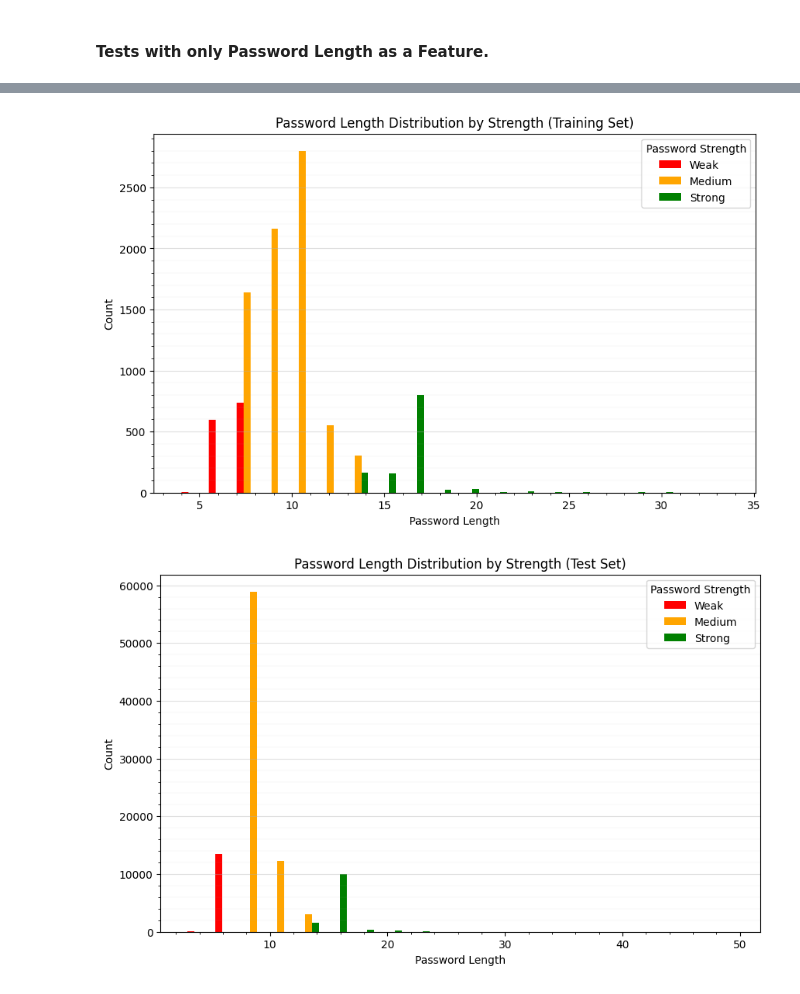
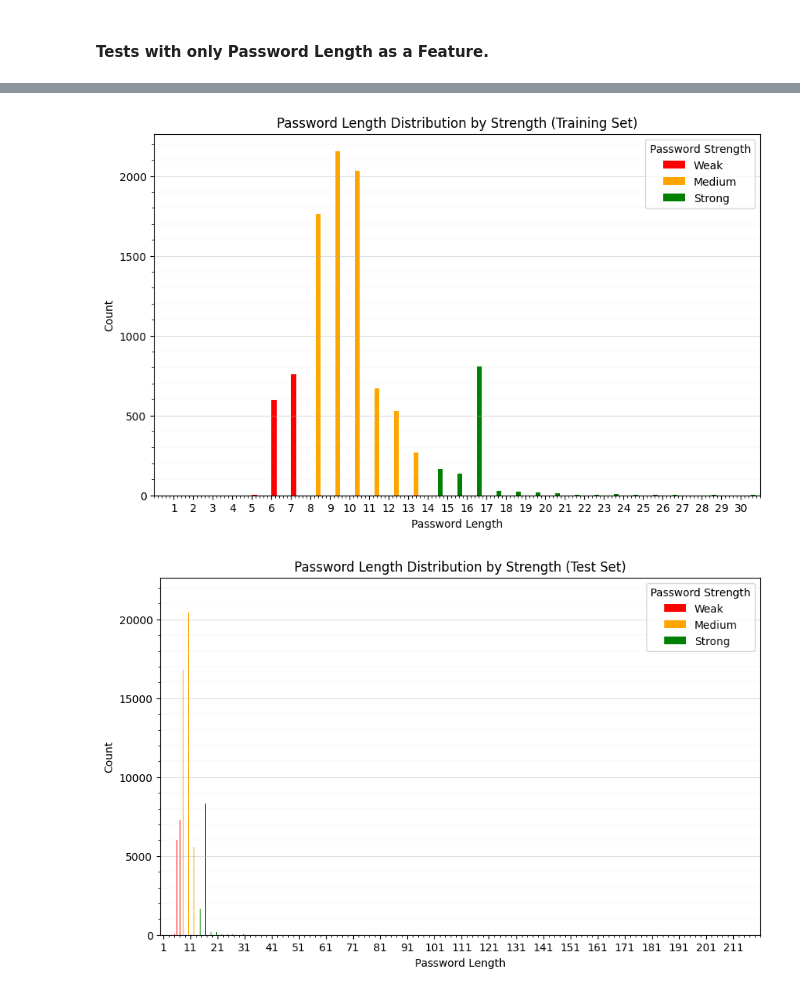
Before and after one commit to giopresenti98/ML-Project, a Jupyter notebook: test_password_strenght_classification.ipynb, the cells around one changed output, grey strips where cells are left out. Cells and saved outputs as stored; diff of their text form; code cells hidden in the pictures.

Commit message:
plot fix

```diff
--- a/test_password_strenght_classification.ipynb
+++ b/test_password_strenght_classification.ipynb
@@ -261,48 +555,42 @@ test(xts, yts)
 # %%
-def plot_dataset(x, y, title, bins=20):
-    """
-    Plots the distribution of password lengths grouped by their strength categories.
-    Parameters:
-        x (np.ndarray): 2D array where the first column contains password lengths.
-        y (np.ndarray): 1D array of class labels corresponding to password strength for each sample in x.
-        title (str, optional): Title of the plot.
-        bins (int, optional): Number of bins to use for the histogram. Default is 20.
-
-    Displays:
-        A bar plot showing the distribution of password lengths for each strength class, with different colors and a legend.
-    """
+def plot_dataset(x, y, title):
     plt.figure(figsize=(10, 6))
     classes = np.unique(y)
     colors = ["red", "orange", "green", "blue", "purple", "cyan", "magenta"]
     all_lengths = x[:, 0]
-    bin_edges = np.histogram_bin_edges(all_lengths, bins=bins)
+    min_len = int(all_lengths.min())
+    max_len = int(all_lengths.max())
+    bin_edges = np.arange(min_len, max_len + 2)  # one bin per length
+
     width = (bin_edges[1] - bin_edges[0]) / (len(classes) + 1)
     legend_names = ["Weak", "Medium", "Strong"]
 
     for i, k in enumerate(classes):
         lengths = x[y == k, 0]
         hist, _ = np.histogram(lengths, bins=bin_edges)
         plt.bar(
             bin_edges[:-1] + i * width,
             hist,
             width=width,
             color=colors[i % len(colors)],
             align="edge",
             label=legend_names[i],
         )
 
     plt.xlabel("Password Length")
     plt.ylabel("Count")
     plt.title(title)
     plt.legend(title="Password Strength")
     plt.grid(axis="y", alpha=0.4)
-    plt.minorticks_on()  # Enable minor ticks
-    plt.grid(which="minor", axis="y", alpha=0.2, linewidth=0.3)  # Minor grid
+    plt.minorticks_on()
+    plt.grid(which="minor", axis="y", alpha=0.2, linewidth=0.3)
+    plt.xlim(min_len - 1, max_len + 1)
+    plt.xticks(np.arange(min_len, max_len + 1, step=max(1, (max_len-min_len)//20)))
     plt.show()
 
 # Plot the distributions of password lengths for training and test sets
 plot_dataset(xtr, ytr, title="Password Length Distribution by Strength (Training Set)")
 plot_dataset(xts, yts, title="Password Length Distribution by Strength (Test Set)")
 # %% [output]
-[figure, old version]
+[figure, new version]
-[figure, old version]
+[figure, new version]
```
Also changed, not shown: parts of 17 cells of this notebook, 7 other files.
